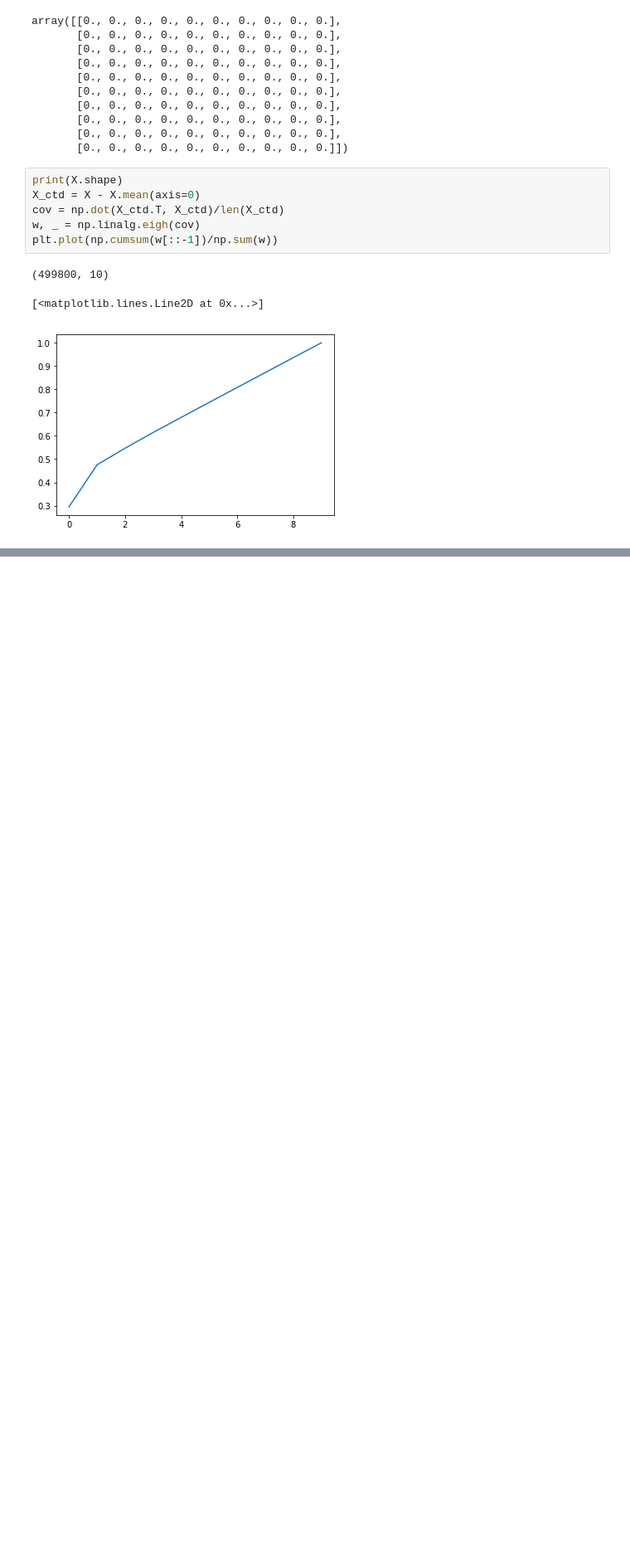
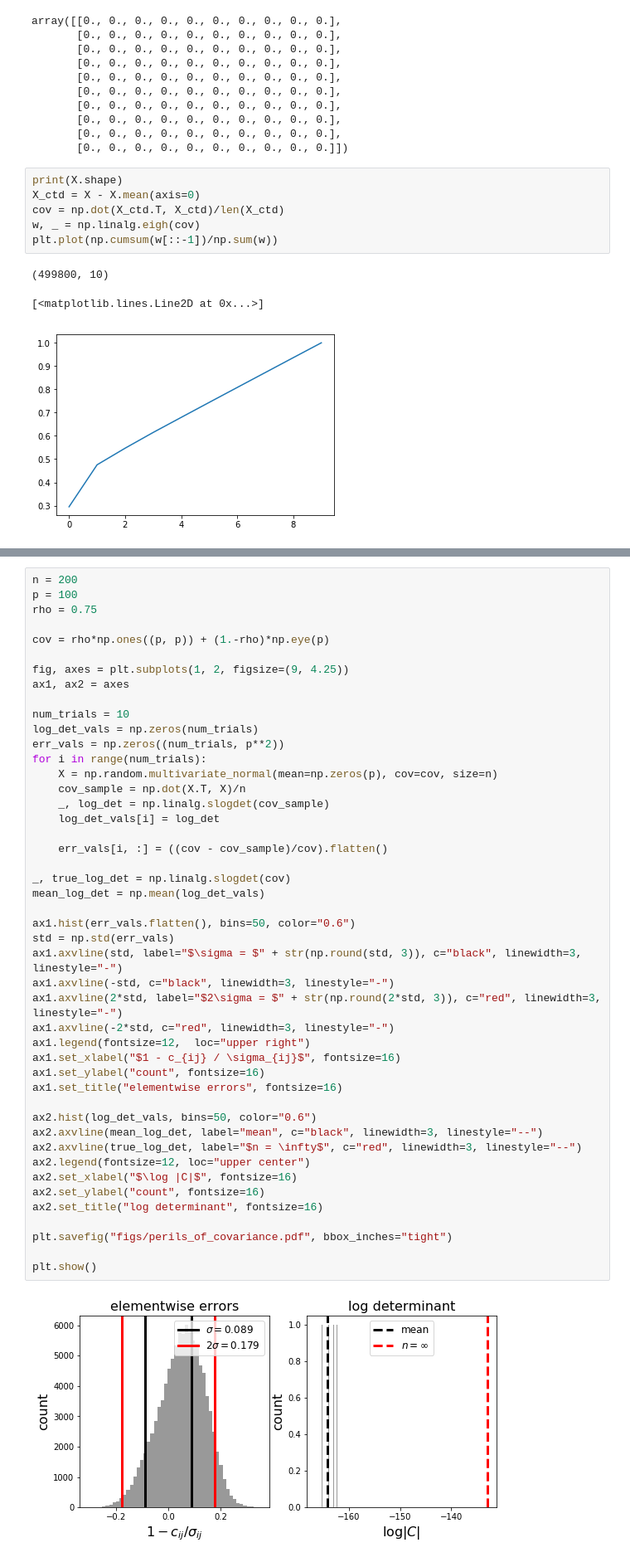
Before and after one commit to BouchardLab/DynamicalComponentsAnalysis, a Jupyter notebook: notebooks/ComplexityComponentsAnalysis.ipynb, the cells around one changed output, grey strips where cells are left out. Shown at 83% size. Saved outputs shown, nothing was run; the diff lists cells and outputs as text; blank space fills up the shorter version.

```diff
--- a/notebooks/ComplexityComponentsAnalysis.ipynb
+++ b/notebooks/ComplexityComponentsAnalysis.ipynb
@@ -235,0 +250,48 @@ plt.plot(np.cumsum(w[::-1])/np.sum(w))
+# %%
+n = 200
+p = 100
+rho = 0.75
+
+cov = rho*np.ones((p, p)) + (1.-rho)*np.eye(p)
+
+fig, axes = plt.subplots(1, 2, figsize=(9, 4.25))
+ax1, ax2 = axes
+
+num_trials = 10
+log_det_vals = np.zeros(num_trials)
+err_vals = np.zeros((num_trials, p**2))
+for i in range(num_trials):
+    X = np.random.multivariate_normal(mean=np.zeros(p), cov=cov, size=n)
+    cov_sample = np.dot(X.T, X)/n
+    _, log_det = np.linalg.slogdet(cov_sample)
+    log_det_vals[i] = log_det
+
+    err_vals[i, :] = ((cov - cov_sample)/cov).flatten()
+
+_, true_log_det = np.linalg.slogdet(cov)
+mean_log_det = np.mean(log_det_vals)
+
+ax1.hist(err_vals.flatten(), bins=50, color="0.6")
+std = np.std(err_vals)
+ax1.axvline(std, label="$\sigma = $" + str(np.round(std, 3)), c="black", linewidth=3, linestyle="-")
+ax1.axvline(-std, c="black", linewidth=3, linestyle="-")
+ax1.axvline(2*std, label="$2\sigma = $" + str(np.round(2*std, 3)), c="red", linewidth=3, linestyle="-")
+ax1.axvline(-2*std, c="red", linewidth=3, linestyle="-")
+ax1.legend(fontsize=12,  loc="upper right")
+ax1.set_xlabel("$1 - c_{ij} / \sigma_{ij}$", fontsize=16)
+ax1.set_ylabel("count", fontsize=16)
+ax1.set_title("elementwise errors", fontsize=16)
+
+ax2.hist(log_det_vals, bins=50, color="0.6")
+ax2.axvline(mean_log_det, label="mean", c="black", linewidth=3, linestyle="--")
+ax2.axvline(true_log_det, label="$n = \infty$", c="red", linewidth=3, linestyle="--")
+ax2.legend(fontsize=12, loc="upper center")
+ax2.set_xlabel("$\log |C|$", fontsize=16)
+ax2.set_ylabel("count", fontsize=16)
+ax2.set_title("log determinant", fontsize=16)
+
+plt.savefig("figs/perils_of_covariance.pdf", bbox_inches="tight")
+
+plt.show()
+# %% [output]
+[figure, added]
```
Also changed, not shown: parts of 12 cells of this notebook, 13 other files.
